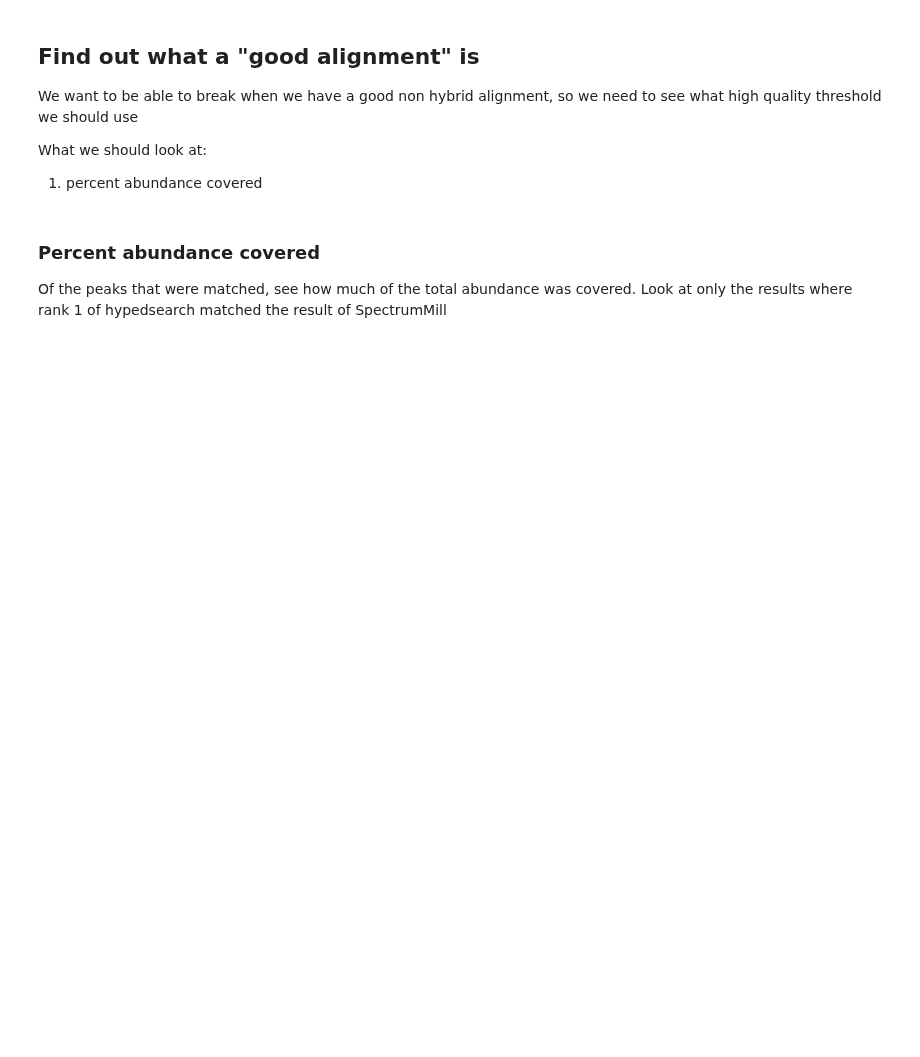
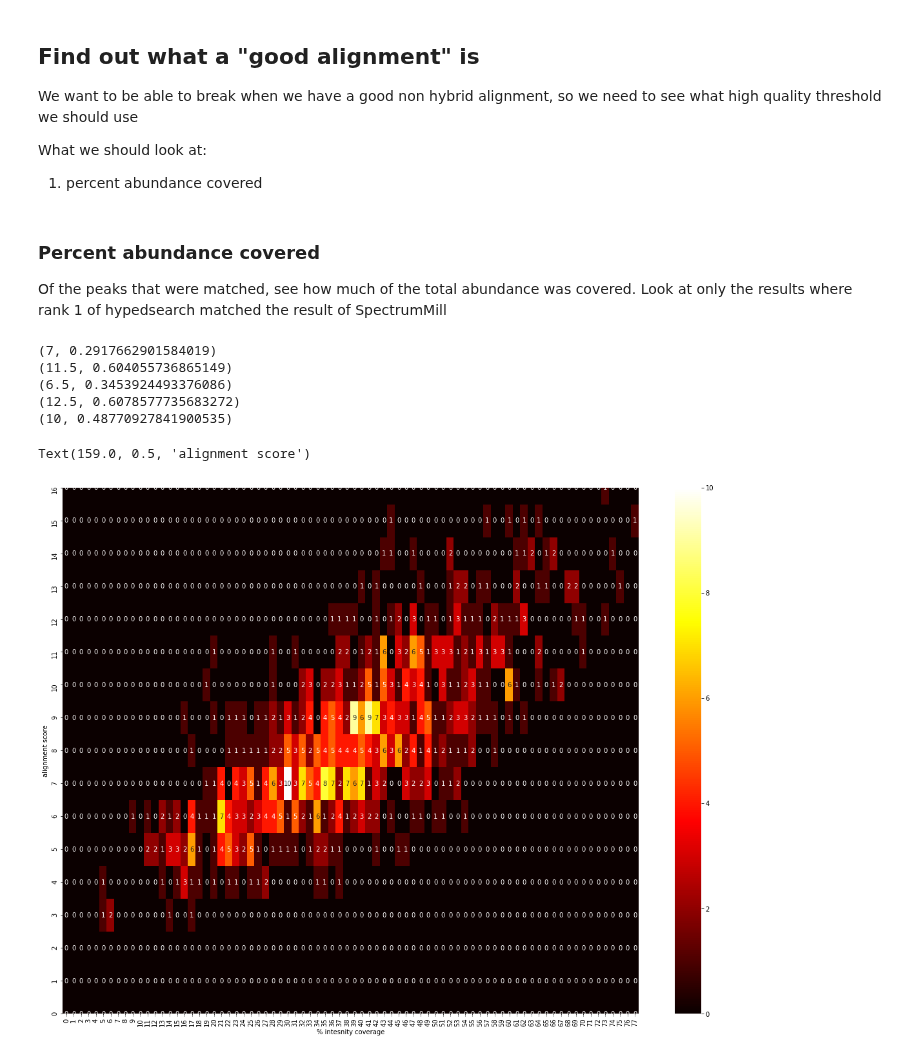
Before and after one commit to zmcgrath96/hypedsearch, a Jupyter notebook: testing framework/jupyter notebooks/Multiple Datasets Post Analysis.ipynb, the cells around one changed output. Saved outputs shown, nothing was run; the diff lists cells and outputs as text; code cells hidden in the pictures; blank space fills up the shorter version.

```diff
--- a/testing framework/jupyter notebooks/Multiple Datasets Post Analysis.ipynb
+++ b/testing framework/jupyter notebooks/Multiple Datasets Post Analysis.ipynb
@@ -874,3 +878,12 @@ for j, (dataset, output) in enumerate(zip(datasets, output_data)):
 
         # now get pac and socre
         scores_pac.append((max_score, pac(hypedSearch_overlap, correct_sequence, tolerance)))
+
+        if hybrid:
+            print(scores_pac[-1])
+# %% [output]
+(7, 0.2917662901584019)
+(11.5, 0.604055736865149)
+(6.5, 0.3453924493376086)
+(12.5, 0.6078577735683272)
+(10, 0.48770927841900535)
@@ -878,0 +890,25 @@ for j, (dataset, output) in enumerate(zip(datasets, output_data)):
+# %%
+# now plot it
+scores = [x[0] for x in scores_pac]
+pacs = [x[1] * 100 for x in scores_pac]
+
+max_x = int(np.ceil(max(scores)))
+max_y = int(np.ceil(max(pacs)))
+
+xy = [[0 for _ in range(max_y + 1)] for _ in range(max_x + 1)]
+
+for s, p in scores_pac:
+    xy[int(np.ceil(s))][int(np.ceil(p * 100))] += 1
+
+plt.figure(figsize=(20, 15))
+
+ax = seaborn.heatmap(xy, cmap='hot', annot=True)
+ax.invert_yaxis()
+
+plt.xlabel('% intesnity coverage')
+plt.ylabel('alignment score')
+
+# plt.plot(diag, diag, c='c', linewidth=5)
+# %% [output]
+Text(159.0, 0.5, 'alignment score')
+[figure, added]
```
Also changed, not shown: parts of 11 cells of this notebook, 7 other files.
